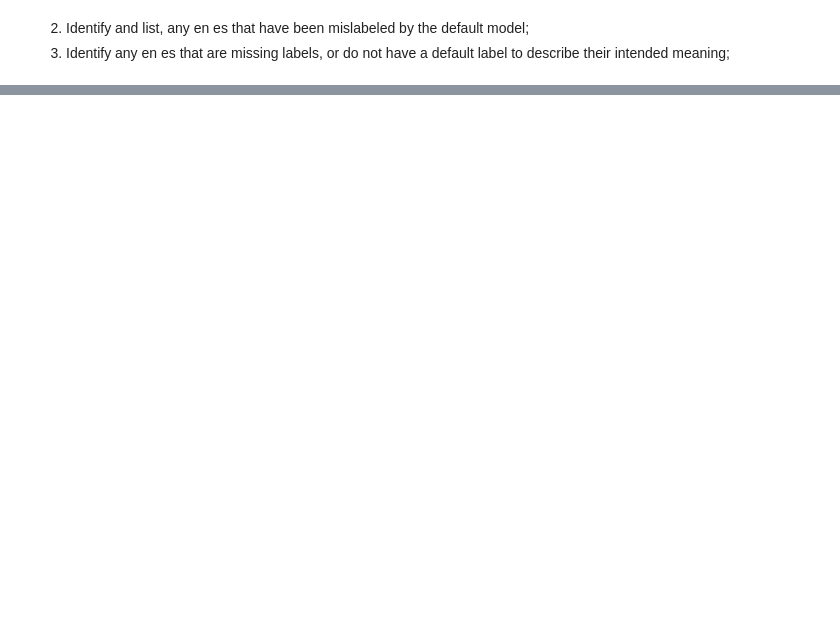
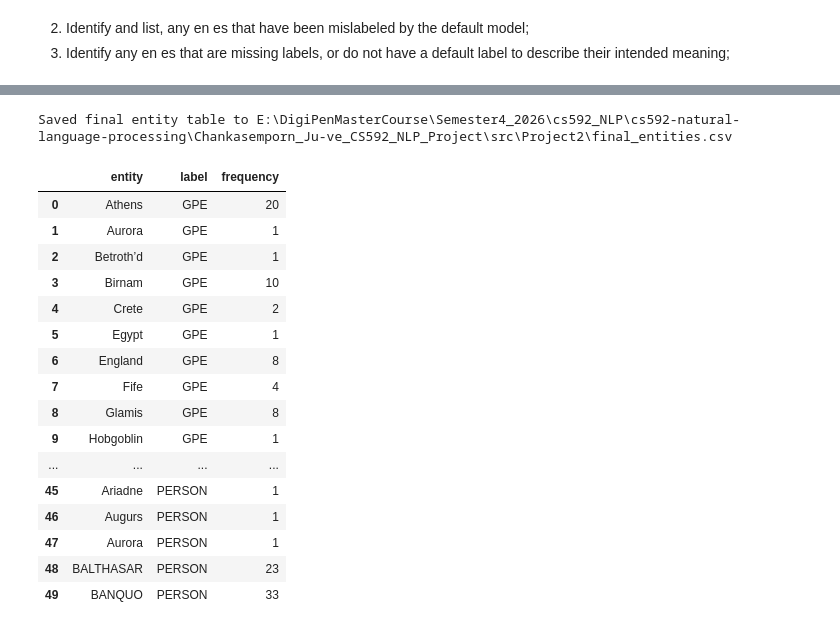
Before and after one commit to juvereturn05151/cs592-natural-language-processing, a Jupyter notebook: Chankasemporn_Ju-ve_CS592_NLP_Project/src/Project2/Project2Runner.ipynb, the cells around one changed output, grey strips where cells are left out. Saved outputs shown, nothing was run; the diff lists cells and outputs as text; code cells hidden in the pictures; blank space fills up the shorter version.

Commit message:
add project 2 runner

```diff
--- a/Chankasemporn_Ju-ve_CS592_NLP_Project/src/Project2/Project2Runner.ipynb
+++ b/Chankasemporn_Ju-ve_CS592_NLP_Project/src/Project2/Project2Runner.ipynb
@@ -34,0 +78,8 @@ print(no_default_df.to_string(index=False))
+# %%
+from src.Project2.ner_finetuning import load_corpus_text, build_training_examples_from_text, build_training_examples_from_corpus, combine_training_examples, TRAIN_DATA,  resolve_pronouns_custom, fine_tune_shakespeare_ner, export_final_entity_table
+
+data_dir = '../../data/train'
+corpus_text = load_corpus_text(data_dir)
+
+weak_examples_text = build_training_examples_from_text(corpus_text, expected_entities, window_size=300, max_examples_per_entity=10)
+len(weak_examples_text), weak_examples_text[:3]
@@ -34,0 +140,26 @@ print(no_default_df.to_string(index=False))
+# %%
+final_entities_df = export_final_entity_table(
+    text=corpus_text,
+    model_path='shakespeare_ner_model',
+    output_csv='final_entities.csv'
+)
+final_entities_df.head(50)
+# %% [output]
+Saved final entity table to E:\DigiPenMasterCourse\Semester4_2026\cs592_NLP\cs592-natural-language-processing\Chankasemporn_Ju-ve_CS592_NLP_Project\src\Project2\final_entities.csv
+|  | entity | label | frequency |
+| 0 | Athens | GPE | 20 |
+| 1 | Aurora | GPE | 1 |
+| 2 | Betroth’d | GPE | 1 |
+| 3 | Birnam | GPE | 10 |
+| 4 | Crete | GPE | 2 |
+| 5 | Egypt | GPE | 1 |
+| 6 | England | GPE | 8 |
+| 7 | Fife | GPE | 4 |
+| 8 | Glamis | GPE | 8 |
+| 9 | Hobgoblin | GPE | 1 |
+| ... | ... | ... | ... |
+| 45 | Ariadne | PERSON | 1 |
+| 46 | Augurs | PERSON | 1 |
+| 47 | Aurora | PERSON | 1 |
+| 48 | BALTHASAR | PERSON | 23 |
+| 49 | BANQUO | PERSON | 33 |
```
Also changed, not shown: parts of 6 cells of this notebook, 27 other files.
